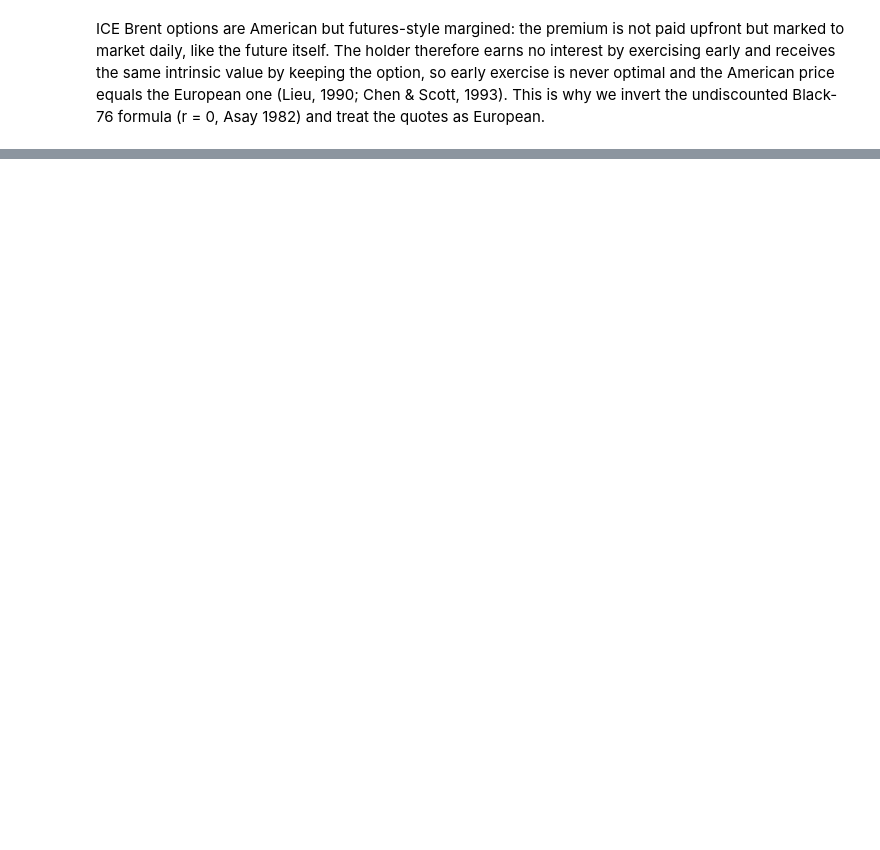
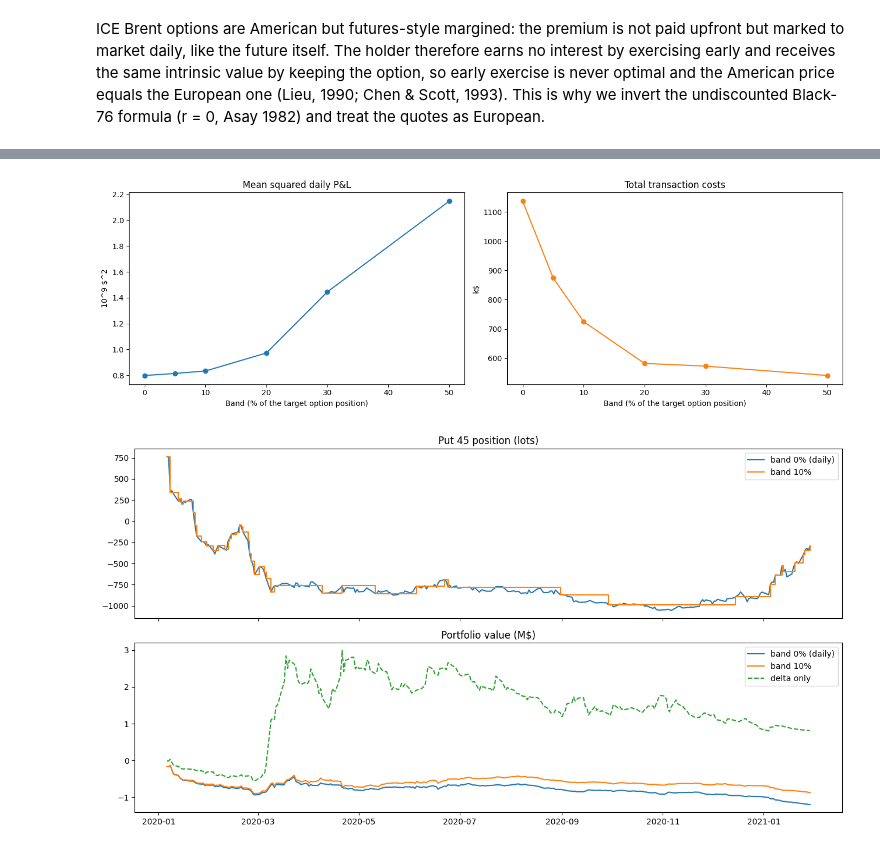
Before and after one commit to ludvigvl/HedgingCompetition, a Jupyter notebook: hedgingLablydia.ipynb, the cells around one changed output, grey strips where cells are left out. Drawn from its saved outputs; the diff is of its cells as text; code cells hidden in the pictures; blank space fills up the shorter version.

```diff
--- a/hedgingLablydia.ipynb
+++ b/hedgingLablydia.ipynb
@@ -362,0 +559,21 @@ plt.show()
+# %%
+# =============================================================================
+# PART 14: DELTA-GAMMA HEDGE WITH A REBALANCING BAND ON THE OPTIONS
+# =============================================================================
+
+bands = [0.0, 0.05, 0.10, 0.20, 0.30, 0.50]
+bt_bands = {band: backtest_delta_gamma(greeks, df, smiles_by_day, futures_prices, tickers[0], hedge_option,
+                                       half_spread_opt=half_spread_opt, half_spread_fut=half_spread_fut, band=band)
+            for band in bands}
+
+def metrics(bt):
+    return {'mean P&L^2 ($^2)': (bt['pnl'].iloc[1:]**2).mean(),
+            'RMS daily P&L ($)': np.sqrt((bt['pnl'].iloc[1:]**2).mean()),
+            'worst day ($)': bt['pnl'].min(),
+            'option trades': int(bt['options_traded'].sum()),
+            'total costs ($)': bt['cost'].sum(),
+            'final portfolio ($)': bt['portfolio'].iloc[-1]}
+
+band_summary = pd.DataFrame({f'band {b:.0%}': metrics(bt) for b, bt in bt_bands.items()}
+                            | {'delta only': metrics(bt_delta)}).T
+display(band_summary.round(0))
@@ -362,0 +589,26 @@ plt.show()
+# %%
+fig, ax = plt.subplots(1, 2, figsize=(14, 4.5))
+x = [b * 100 for b in bands]
+ax[0].plot(x, band_summary['mean P&L^2 ($^2)'].iloc[:-1] / 1e9, 'o-')
+ax[0].set_xlabel('Band (% of the target option position)'); ax[0].set_ylabel('10^9 $^2')
+ax[0].set_title('Mean squared daily P&L')
+ax[1].plot(x, band_summary['total costs ($)'].iloc[:-1] / 1e3, 'o-', color='tab:orange')
+ax[1].set_xlabel('Band (% of the target option position)'); ax[1].set_ylabel('k$')
+ax[1].set_title('Total transaction costs')
+plt.tight_layout()
+plt.show()
+
+chosen_band = 0.10
+fig, ax = plt.subplots(2, 1, figsize=(13, 7), sharex=True)
+ax[0].plot(bt_bands[0.0]['n_options'] / 1000, label='band 0% (daily)')
+ax[0].plot(bt_bands[chosen_band]['n_options'] / 1000, drawstyle='steps-post', label=f'band {chosen_band:.0%}')
+ax[0].set_title('Put 45 position (lots)'); ax[0].legend()
+ax[1].plot(bt_bands[0.0]['portfolio'] / 1e6, label='band 0% (daily)')
+ax[1].plot(bt_bands[chosen_band]['portfolio'] / 1e6, label=f'band {chosen_band:.0%}')
+ax[1].plot(bt_delta['portfolio'] / 1e6, ls='--', label='delta only')
+ax[1].set_title('Portfolio value (M$)'); ax[1].legend()
+plt.tight_layout()
+plt.show()
+# %% [output]
+[figure, added]
+[figure, added]
```
Also changed, not shown: parts of 16 cells of this notebook, 2 other files.
